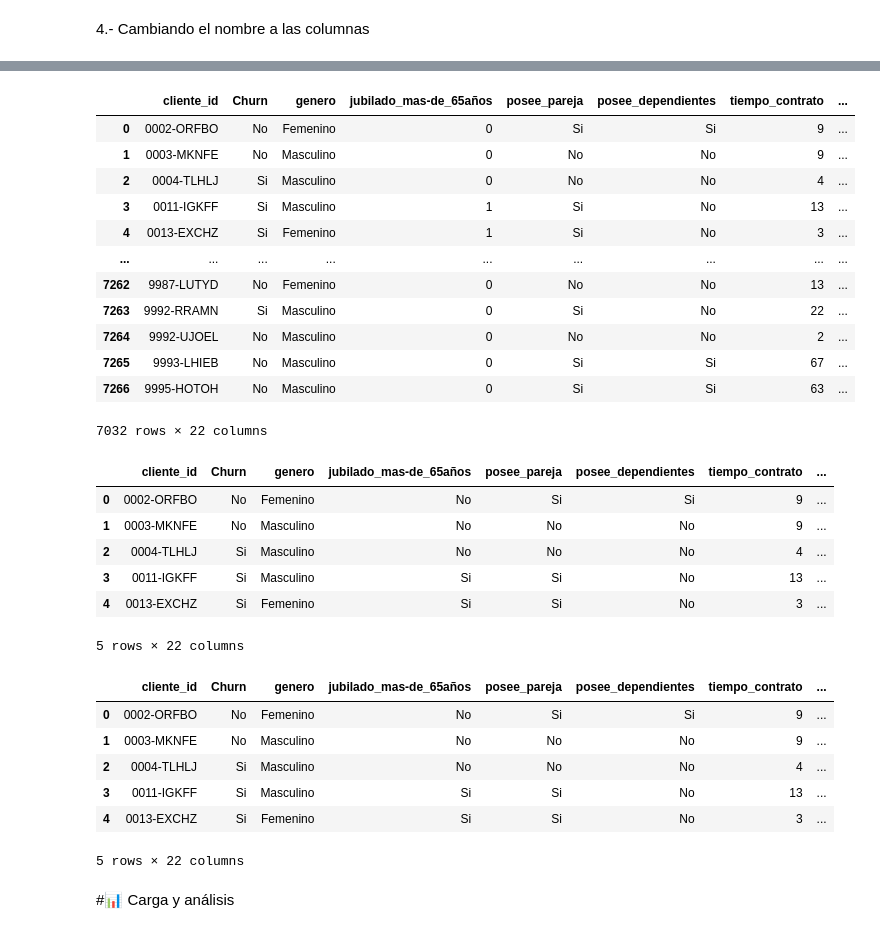
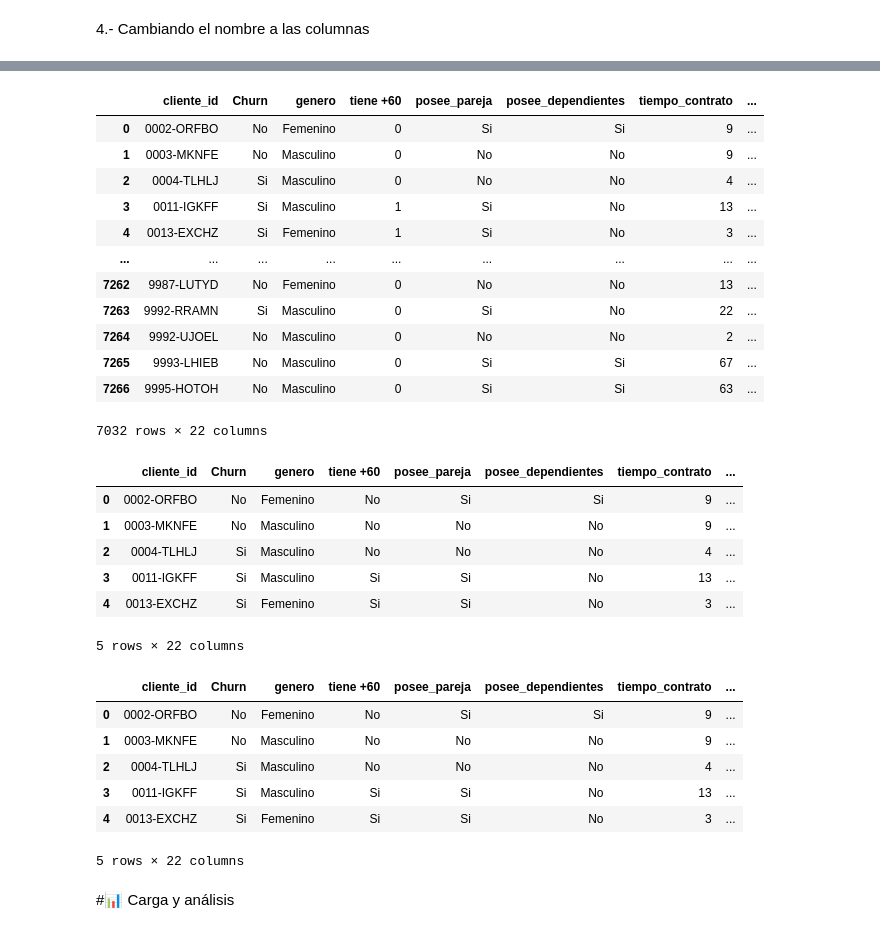
Before and after one commit to rociocelestial/Challenge2-Data-Science, a Jupyter notebook: TelecomX_LATAM.ipynb, the cells around one changed output, grey strips where cells are left out. Cells and saved outputs as stored; diff of their text form; code cells hidden in the pictures.

```diff
--- a/TelecomX_LATAM.ipynb
+++ b/TelecomX_LATAM.ipynb
@@ -206,6 +206,6 @@ dtype: int64
 # %% [markdown]
 3.- Creando un nueva columna, llamada 'Cuentas diarias'
 # %%
-df['cuentas_diarias'] = df['cargo_mensual']/30
+df['cuentas_diarias'] = df['account.Charges.Monthly']/30
 df
 # %% [output]
@@ -228,7 +228,7 @@ df
 columnas = {                                                        # Diccionario con los nuevos nombres de las columnas.
     'customerID': 'cliente_id',
     'customer.gender': 'genero',
-    'customer.SeniorCitizen': 'jubilado_mas-de_65años',
+    'customer.SeniorCitizen': 'tiene +60',
     'customer.Partner': 'posee_pareja',
     'customer.Dependents': 'posee_dependientes',
     'customer.tenure': 'tiempo_contrato',
@@ -248,6 +248,6 @@ columnas = {                                                        # Diccionari
     'account.Charges.Total': 'cargo_total'
 }
 
-df =  df.rename(columns = columnas)
+df = df.rename(columns = columnas)
 df
 # %% [output]
@@ -267,16 +267,17 @@ df
 # %%
 columnas_a_traducir = ['Churn', 'genero', 'posee_pareja','posee_dependientes','servicio_telefono','multiples_lineas',
-                       'seguridad_online','backup_online','proteccion_dispositivo','soporte_tecnico','streaming_tv','streaming_peliculas','factura_digital']
+                       'seguridad_online','backup_online','proteccion_dispositivo','soporte_tecnico','streaming_tv','streaming_peliculas',
+                       'tipo_contrato','factura_digital']
 
 mapeo = {'Yes':'Si', 'No':'No','Female':'Femenino','Male':'Masculino', 'No phone service': 'Sin servicio de telefono',
-         'No internet service':'Sin servicio de internet'}
+         'No internet service':'Sin servicio de internet','One year': 'Anual', 'Month-to-month': 'Mensual', 'Two year': 'Bienal'}
 
 for col in columnas_a_traducir:
   df[col] = df[col].replace(mapeo)
 # %%
 df
 # %% [output]
-|  | cliente_id | Churn | genero | jubilado_mas-de_65años | posee_pareja | posee_dependientes | tiempo_contrato | ... |
+|  | cliente_id | Churn | genero | tiene +60 | posee_pareja | posee_dependientes | tiempo_contrato | ... |
 | 0 | 0002-ORFBO | No | Femenino | 0 | Si | Si | 9 | ... |
 | 1 | 0003-MKNFE | No | Masculino | 0 | No | No | 9 | ... |
 | 2 | 0004-TLHLJ | Si | Masculino | 0 | No | No | 4 | ... |
@@ -290,10 +291,10 @@ df
 | 7266 | 9995-HOTOH | No | Masculino | 0 | Si | Si | 63 | ... |
 7032 rows × 22 columns
 # %%
-df['jubilado_mas-de_65años'] = df['jubilado_mas-de_65años'].replace({1:'Si', 0:'No'})
+df['tiene +60'] = df['tiene +60'].replace({1:'Si', 0:'No'})
 df.head()
 # %% [output]
-|  | cliente_id | Churn | genero | jubilado_mas-de_65años | posee_pareja | posee_dependientes | tiempo_contrato | ... |
+|  | cliente_id | Churn | genero | tiene +60 | posee_pareja | posee_dependientes | tiempo_contrato | ... |
 | 0 | 0002-ORFBO | No | Femenino | No | Si | Si | 9 | ... |
 | 1 | 0003-MKNFE | No | Masculino | No | No | No | 9 | ... |
 | 2 | 0004-TLHLJ | Si | Masculino | No | No | No | 4 | ... |
@@ -306,7 +307,7 @@ df['metodo_pago'] = df['metodo_pago'].replace({'Mailed check':'Cheque enviado po
                                                'Bank transfer (automatic)':'Transferencia bancaria (automática)'})
 df.head()
 # %% [output]
-|  | cliente_id | Churn | genero | jubilado_mas-de_65años | posee_pareja | posee_dependientes | tiempo_contrato | ... |
+|  | cliente_id | Churn | genero | tiene +60 | posee_pareja | posee_dependientes | tiempo_contrato | ... |
 | 0 | 0002-ORFBO | No | Femenino | No | Si | Si | 9 | ... |
 | 1 | 0003-MKNFE | No | Masculino | No | No | No | 9 | ... |
 | 2 | 0004-TLHLJ | Si | Masculino | No | No | No | 4 | ... |
```
Also changed, not shown: parts of 6 cells of this notebook.
